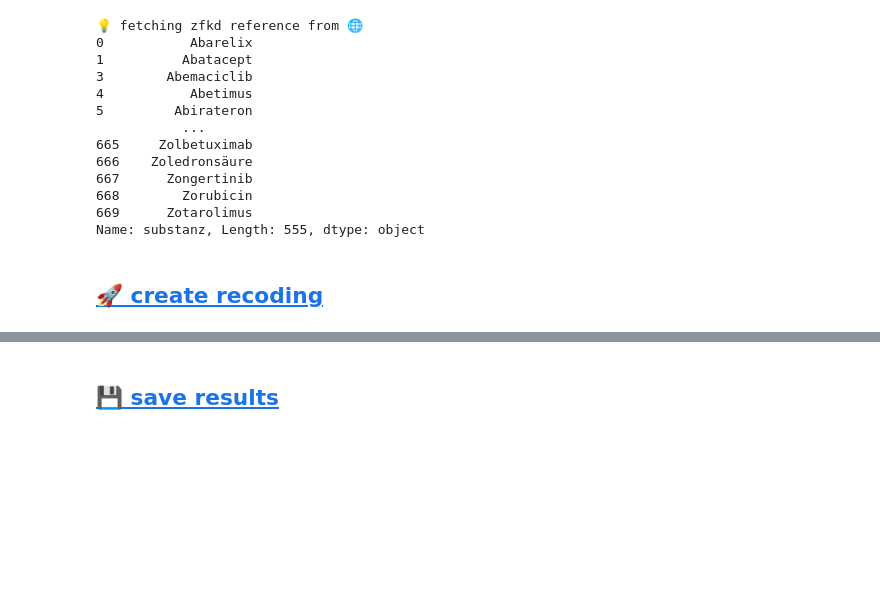
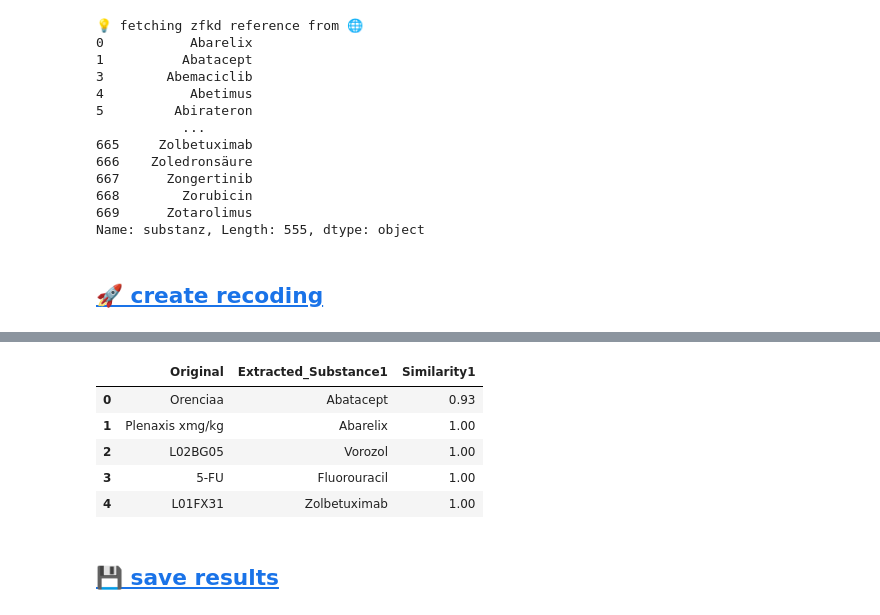
Before and after one commit to msauerberg/spacy_matching, a Jupyter notebook: src/test.ipynb, the cells around one changed output, grey strips where cells are left out. Saved outputs shown, nothing was run; the diff lists cells and outputs as text; code cells hidden in the pictures; blank space fills up the shorter version.

```diff
--- a/src/test.ipynb
+++ b/src/test.ipynb
@@ -132,3 +145,23 @@ display(results2)
+# %%
+# # * create a pandaSeries with some test data
+fake_data = pd.Series(["Orenciaa", "Plenaxis xmg/kg", "L02BG05", "5-FU", "L01FX31"])
+# %%
+results3 = rec.add_substance(
+    col_with_substances=fake_data,
+    col_with_ref_substances=col_with_ref_substances,
+    only_first_match=False,
+    threshold=0.85,
+    lookup_table=lookup_table
+)
+# %%
+display(results3)
+# %% [output]
+|  | Original | Extracted_Substance1 | Similarity1 |
+| 0 | Orenciaa | Abatacept | 0.93 |
+| 1 | Plenaxis xmg/kg | Abarelix | 1.00 |
+| 2 | L02BG05 | Vorozol | 1.00 |
+| 3 | 5-FU | Fluorouracil | 1.00 |
+| 4 | L01FX31 | Zolbetuximab | 1.00 |
 # %% [markdown]
 ## <a id='toc1_3_'></a>[💾 save results](#toc0_)
 # %%
```
Also changed, not shown: parts of 8 cells of this notebook, 3 other files.
